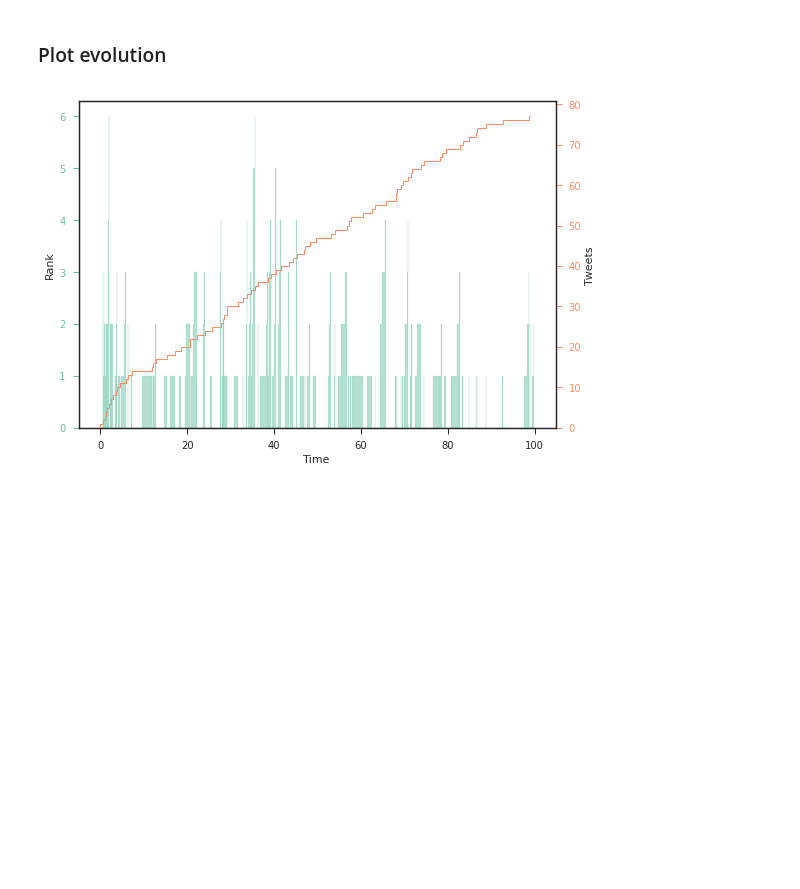
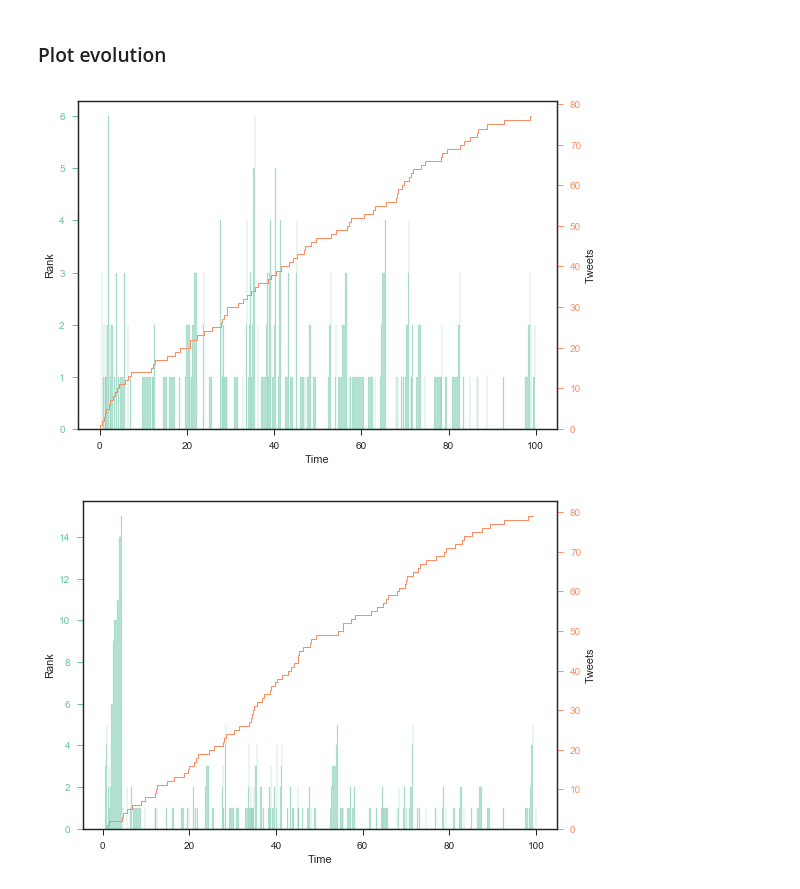
Before and after one commit to Networks-Learning/LVIV-2018, a Jupyter notebook: redqueen/RedQueen-demo.ipynb, the cells around one changed output. Saved outputs shown, nothing was run; the diff lists cells and outputs as text; code cells hidden in the pictures; blank space fills up the shorter version.

```diff
--- a/redqueen/RedQueen-demo.ipynb
+++ b/redqueen/RedQueen-demo.ipynb
@@ -93,0 +140,21 @@ perf_poisson
+# %%
+%%time
+seed = 24
+
+T = sim_opts_1_follower.end_time
+
+rate = num_opt_tweets / T * 4
+sp_mgr = sim_opts_1_follower.create_manager_with_smart_poisson(
+    seed,
+    rate=rate
+)
+
+sp_mgr.run_dynamic()
+sp_df = sp_mgr.state.get_dataframe()
+num_sp_tweets = U.num_tweets_of(sp_df, broadcaster_id=src_id)
+perf_sp = {
+    'type': 'Smart Poisson',
+    'seed': seed,
+    'capacity': num_sp_tweets,
+}
+OR.add_perf(perf_sp, sp_df, sim_opts_1_follower)
@@ -150,5 +228,9 @@ def plot_feed_evolution(df, src_id):
 # %%
-plot_feed_evolution(opt_df, sim_opts_1_follower.src_id)
+plot_rank_evolution(opt_df, src_id)
 # %% [output]
-[figure, old version]
+[figure, new version]
+# %%
+plot_rank_evolution(sp_df, src_id)
+# %% [output]
+[figure, added]
 # %%
```
Also changed, not shown: parts of 17 cells of this notebook.
